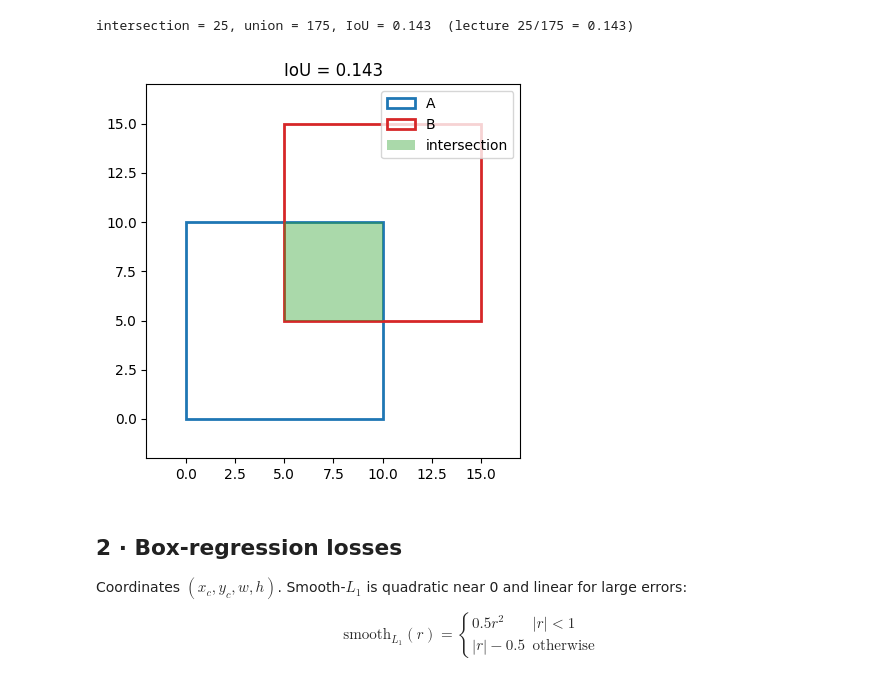
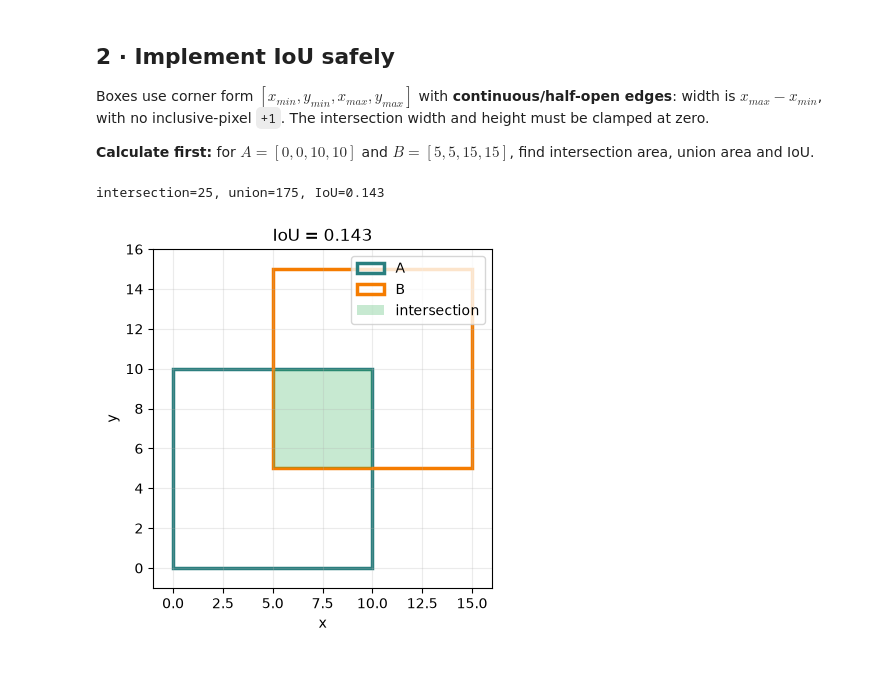
Before and after one commit to nipunbatra/dl-teaching, a Jupyter notebook: notebooks/L09/01_iou_and_bbox_losses.ipynb, the cells around one changed output. Cells and saved outputs as stored; diff of their text form; code cells hidden in the pictures.

Commit message:
Rebuild Lecture 10 object detection for teaching

```diff
--- a/notebooks/L09/01_iou_and_bbox_losses.ipynb
+++ b/notebooks/L09/01_iou_and_bbox_losses.ipynb
@@ -5,4 +9,7 @@
 # %%
 import numpy as np
 import matplotlib.pyplot as plt
-import matplotlib.patches as mpatches
+from matplotlib.patches import Rectangle
+
+np.set_printoptions(precision=3, suppress=True)
+TEAL, ORANGE, GREEN, RED = '#2A7F7F', '#F57C00', '#20A84A', '#E34850'
@@ -13,31 +35,38 @@ $$\mathrm{IoU}(A,B)=\frac{|A\cap B|}{|A\cup B|}.$$  Boxes are $(x_{min},y_{min},
+# %% [markdown]
+## 2 · Implement IoU safely
+
+Boxes use corner form $[x_{min},y_{min},x_{max},y_{max}]$ with **continuous/half-open edges**: width is $x_{max}-x_{min}$, with no inclusive-pixel `+1`. The intersection width and height must be clamped at zero.
+
+**Calculate first:** for $A=[0,0,10,10]$ and $B=[5,5,15,15]$, find intersection area, union area and IoU.
 # %%
-def iou(a, b):
-    ix0, iy0 = max(a[0], b[0]), max(a[1], b[1])
-    ix1, iy1 = min(a[2], b[2]), min(a[3], b[3])
-    inter = max(0, ix1 - ix0) * max(0, iy1 - iy0)
-    area_a = (a[2] - a[0]) * (a[3] - a[1])
-    area_b = (b[2] - b[0]) * (b[3] - b[1])
-    union = area_a + area_b - inter
-    return inter / union, inter, union
+def box_area(box):
+    x0, y0, x1, y1 = box
+    return max(0.0, x1-x0) * max(0.0, y1-y0)
 
-A = (0, 0, 10, 10)      # area 100
-B = (5, 5, 15, 15)      # area 100
-val, inter, union = iou(A, B)
-print(f'intersection = {inter}, union = {union}, IoU = {val:.3f}  (lecture 25/175 = 0.143)')
+def iou(a, b, return_parts=False):
+    left, top = max(a[0], b[0]), max(a[1], b[1])
+    right, bottom = min(a[2], b[2]), min(a[3], b[3])
+    iw, ih = max(0.0, right-left), max(0.0, bottom-top)
+    inter = iw * ih
+    union = box_area(a) + box_area(b) - inter
+    value = inter / union if union > 0 else 0.0
+    return (value, inter, union) if return_parts else value
+
+A = np.array([0., 0., 10., 10.])
+B = np.array([5., 5., 15., 15.])
+value, inter, union = iou(A, B, return_parts=True)
+print(f'intersection={inter:.0f}, union={union:.0f}, IoU={value:.3f}')
+assert np.isclose(value, 25/175)
+assert iou(A, np.array([20., 20., 30., 30.])) == 0.0
 # %% [output]
-intersection = 25, union = 175, IoU = 0.143  (lecture 25/175 = 0.143)
+intersection=25, union=175, IoU=0.143
-# %%
-fig, ax = plt.subplots(figsize=(4.5, 4.5))
-ax.add_patch(mpatches.Rectangle((A[0], A[1]), A[2]-A[0], A[3]-A[1], fill=False, ec='C0', lw=2, label='A'))
-ax.add_patch(mpatches.Rectangle((B[0], B[1]), B[2]-B[0], B[3]-B[1], fill=False, ec='C3', lw=2, label='B'))
-ax.add_patch(mpatches.Rectangle((5, 5), 5, 5, fc='C2', alpha=0.4, label='intersection'))
-ax.set_xlim(-2, 17); ax.set_ylim(-2, 17); ax.set_aspect('equal'); ax.legend()
-ax.set_title(f'IoU = {val:.3f}'); plt.tight_layout(); plt.show()
-# %% [output]
-[figure, removed]
-# %% [markdown]
-## 2 · Box-regression losses
-
-Coordinates $(x_c,y_c,w,h)$. Smooth-$L_1$ is quadratic near 0 and linear for large errors:
-
-$$\mathrm{smooth}_{L_1}(r)=\begin{cases}0.5r^2 & |r|<1\\ |r|-0.5 & \text{otherwise}\end{cases}$$
+# %%
+fig, ax = plt.subplots(figsize=(5.2, 4.4))
+for box, color, label in [(A, TEAL, 'A'), (B, ORANGE, 'B')]:
+    x0, y0, x1, y1 = box
+    ax.add_patch(Rectangle((x0,y0), x1-x0, y1-y0, fill=False, lw=2.5, ec=color, label=label))
+ax.add_patch(Rectangle((5,5), 5, 5, fc=GREEN, alpha=.25, ec='none', label='intersection'))
+ax.set(xlim=(-1,16), ylim=(-1,16), xlabel='x', ylabel='y', title=f'IoU = {value:.3f}')
+ax.set_aspect('equal'); ax.grid(alpha=.25); ax.legend(); plt.show()
+# %% [output]
+[figure, added]
```
Also changed, not shown: parts of 20 cells of this notebook, 6 other files.
